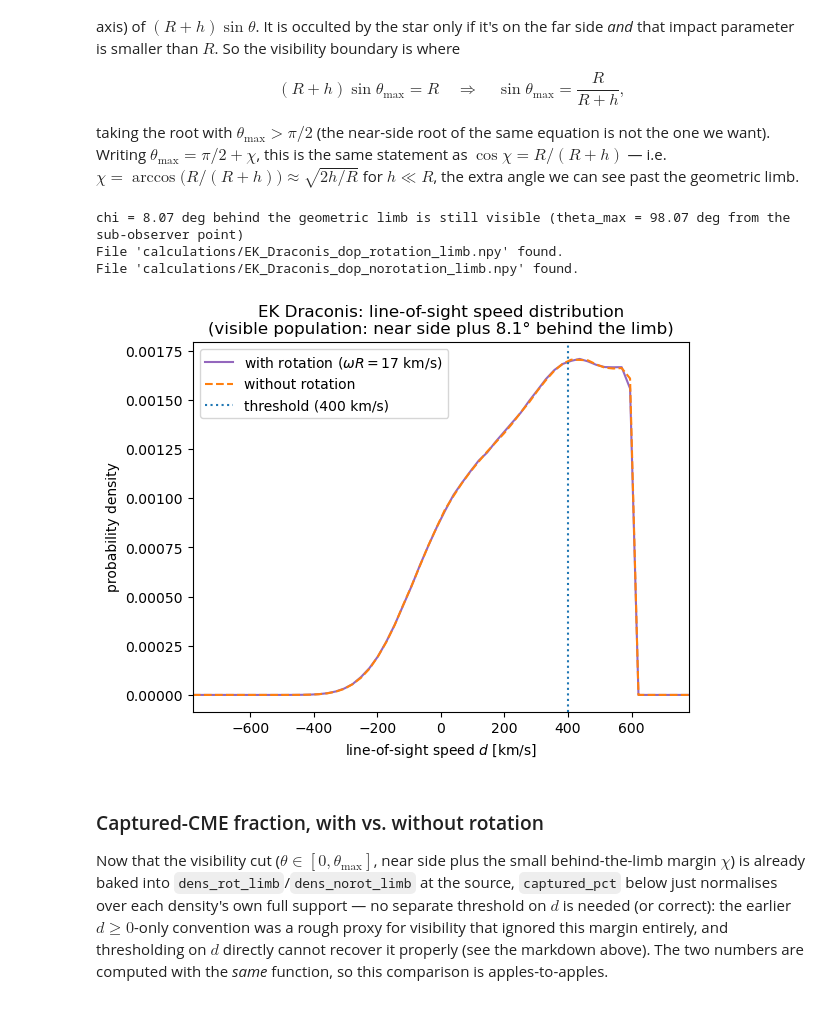
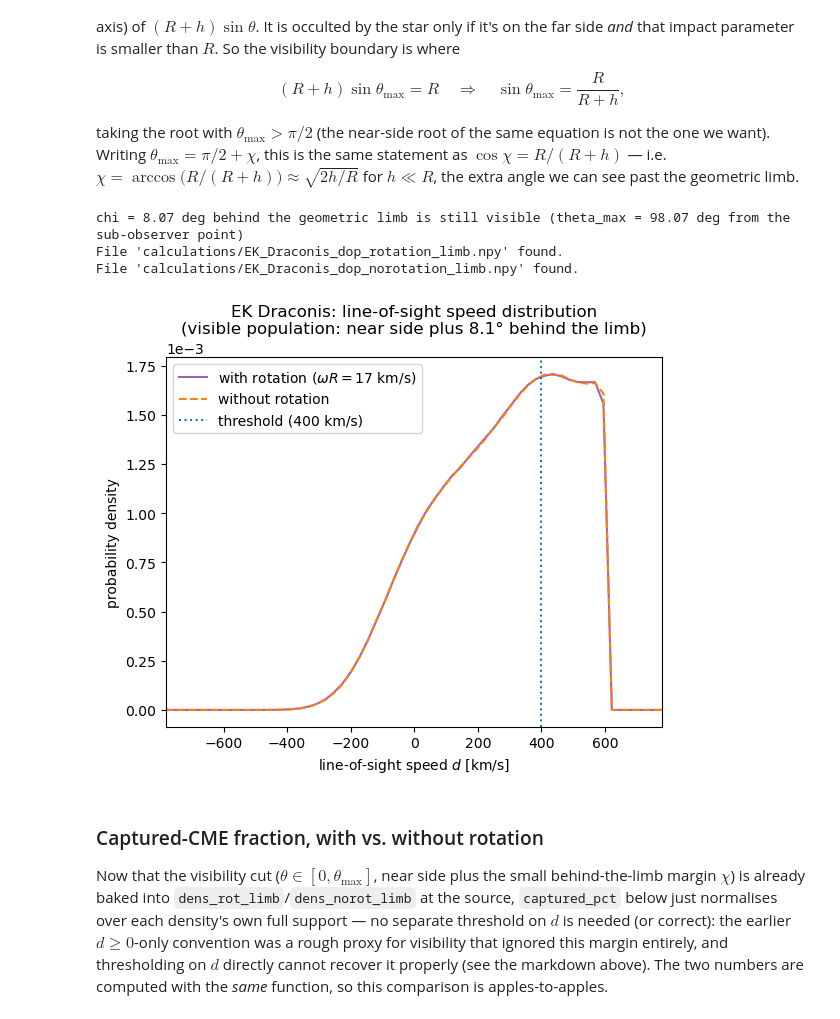
Before and after one commit to demichieldewilde/CME_distribution, a Jupyter notebook: EK_Draconis_CME_observation_ratio.ipynb, the cells around one changed output. Drawn from its saved outputs; the diff is of its cells as text; code cells hidden in the pictures.

```diff
--- a/EK_Draconis_CME_observation_ratio.ipynb
+++ b/EK_Draconis_CME_observation_ratio.ipynb
@@ -418,32 +419,33 @@ extra angle we can see past the geometric limb.
 # %%
 h_over_R = 0.01  # flare height, ~1% of the stellar radius ("solar-like" flare size)
 chi = np.arccos(1.0 / (1.0 + h_over_R))
 theta_max = np.pi / 2 + chi
 print(f"chi = {np.degrees(chi):.2f} deg behind the geometric limb is still visible "
       f"(theta_max = {np.degrees(theta_max):.2f} deg from the sub-observer point)")
 
 dens_rot_limb = get_or_create_data(
     "EK_Draconis_dop_rotation_limb", lambda: mc_rho_dops(dops, tau, v0, omega_R, theta_max=theta_max))
 dens_norot_limb = get_or_create_data(
     "EK_Draconis_dop_norotation_limb", lambda: mc_rho_dops(dops, tau, v0, 0.0, theta_max=theta_max))
 
 plt.plot(dops, dens_rot_limb / np.trapz(dens_rot_limb, dops), color="tab:purple",
          label=fr"with rotation ($\omega R={omega_R:.0f}$ km/s)")
 plt.plot(dops, dens_norot_limb / np.trapz(dens_norot_limb, dops), "--", color="tab:orange",
          label="without rotation")
 plt.axvline(v_threshold, color="tab:blue", linestyle=":", label=f"threshold ({v_threshold} km/s)")
 plt.xlabel(r"line-of-sight speed $d$ [km/s]")
 plt.ylabel("probability density")
+plt.gca().ticklabel_format(axis="y", style="sci", scilimits=(0, 0))
 plt.title("EK Draconis: line-of-sight speed distribution\n"
           f"(visible population: near side plus {np.degrees(chi):.1f}° behind the limb)")
 plt.legend()
 plt.xlim(-1.3 * v0, 1.3 * v0)
 plt.show()
 # %% [output]
 chi = 8.07 deg behind the geometric limb is still visible (theta_max = 98.07 deg from the sub-observer point)
 File 'calculations/EK_Draconis_dop_rotation_limb.npy' found.
 File 'calculations/EK_Draconis_dop_norotation_limb.npy' found.
-[figure, old version]
+[figure, new version]
 # %% [markdown]
 ### Captured-CME fraction, with vs. without rotation
 
```
Also changed, not shown: parts of 5 cells of this notebook, 12 other files.
